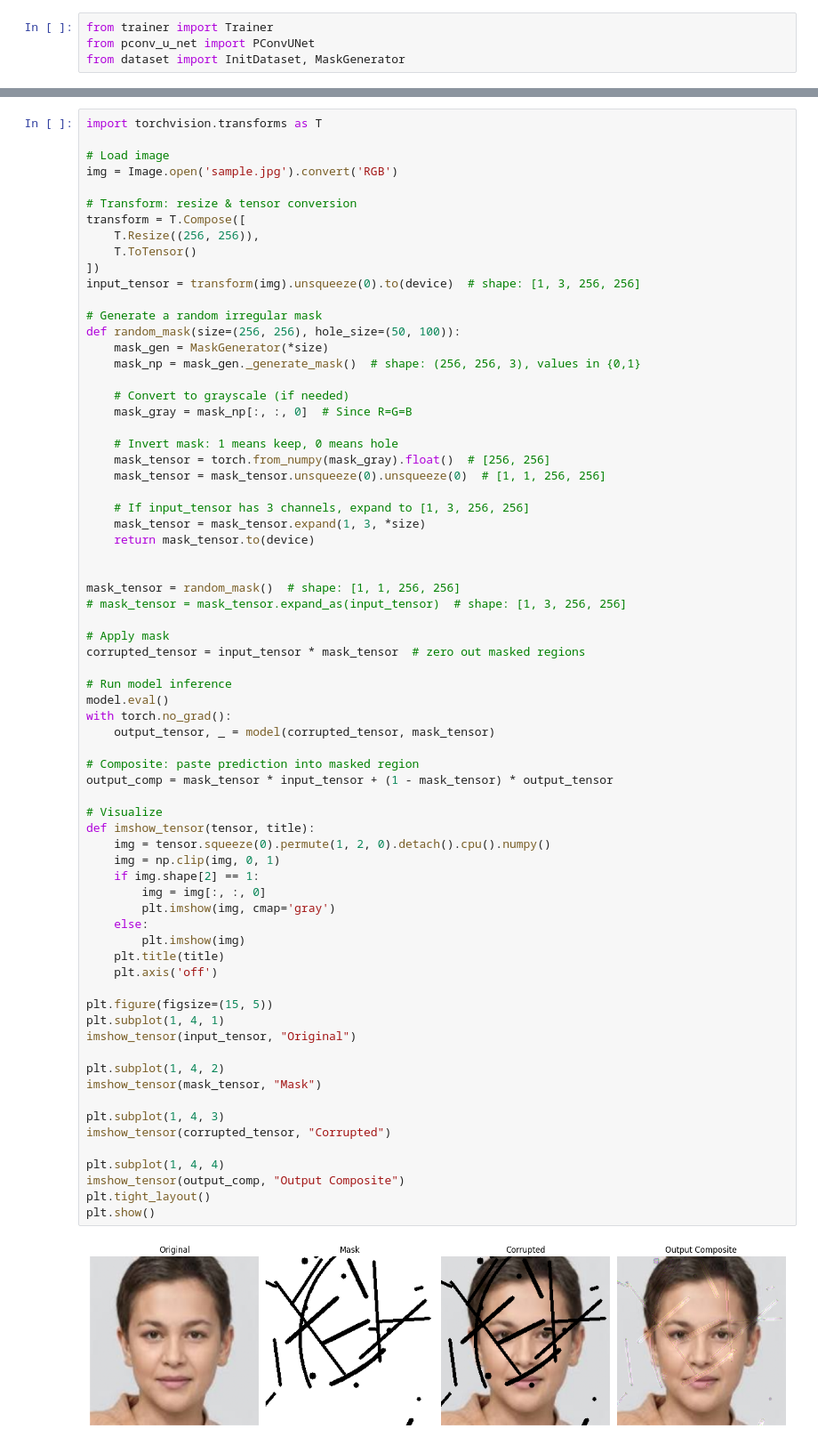
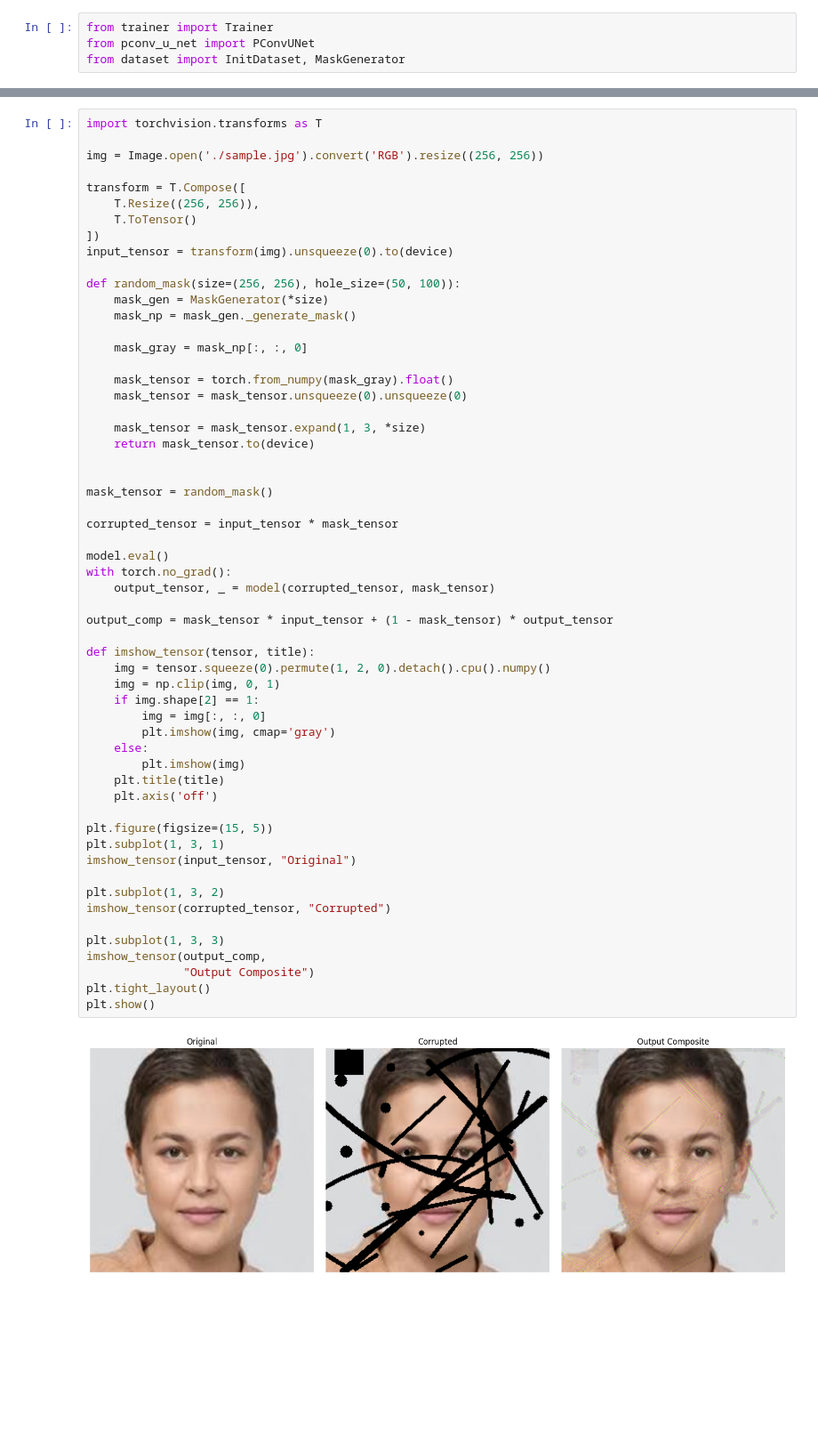
Before and after one commit to gkonethree/Image-Inpainting, a Jupyter notebook: main.ipynb, the cells around one changed output, grey strips where cells are left out. Shown at 89% size. Drawn from its saved outputs; the diff is of its cells as text; blank space fills up the shorter version.

```diff
--- a/main.ipynb
+++ b/main.ipynb
@@ -187,72 +134,59 @@ except FileNotFoundError:
 # %%
 import torchvision.transforms as T
 
-# Load image
-img = Image.open('sample.jpg').convert('RGB')
+img = Image.open('./sample.jpg').convert('RGB').resize((256, 256))
 
-# Transform: resize & tensor conversion
 transform = T.Compose([
     T.Resize((256, 256)),
     T.ToTensor()
 ])
-input_tensor = transform(img).unsqueeze(0).to(device)  # shape: [1, 3, 256, 256]
+input_tensor = transform(img).unsqueeze(0).to(device)
 
-# Generate a random irregular mask
 def random_mask(size=(256, 256), hole_size=(50, 100)):
     mask_gen = MaskGenerator(*size)
-    mask_np = mask_gen._generate_mask()  # shape: (256, 256, 3), values in {0,1}
+    mask_np = mask_gen._generate_mask()
 
-    # Convert to grayscale (if needed)
-    mask_gray = mask_np[:, :, 0]  # Since R=G=B
+    mask_gray = mask_np[:, :, 0]
 
-    # Invert mask: 1 means keep, 0 means hole
-    mask_tensor = torch.from_numpy(mask_gray).float()  # [256, 256]
-    mask_tensor = mask_tensor.unsqueeze(0).unsqueeze(0)  # [1, 1, 256, 256]
+    mask_tensor = torch.from_numpy(mask_gray).float()
+    mask_tensor = mask_tensor.unsqueeze(0).unsqueeze(0)
 
-    # If input_tensor has 3 channels, expand to [1, 3, 256, 256]
     mask_tensor = mask_tensor.expand(1, 3, *size)
     return mask_tensor.to(device)
 
 
-mask_tensor = random_mask()  # shape: [1, 1, 256, 256]
-# mask_tensor = mask_tensor.expand_as(input_tensor)  # shape: [1, 3, 256, 256]
+mask_tensor = random_mask()
 
-# Apply mask
-corrupted_tensor = input_tensor * mask_tensor  # zero out masked regions
+corrupted_tensor = input_tensor * mask_tensor
 
-# Run model inference
 model.eval()
 with torch.no_grad():
     output_tensor, _ = model(corrupted_tensor, mask_tensor)
 
-# Composite: paste prediction into masked region
 output_comp = mask_tensor * input_tensor + (1 - mask_tensor) * output_tensor
 
-# Visualize
 def imshow_tensor(tensor, title):
     img = tensor.squeeze(0).permute(1, 2, 0).detach().cpu().numpy()
     img = np.clip(img, 0, 1)
     if img.shape[2] == 1:
         img = img[:, :, 0]
         plt.imshow(img, cmap='gray')
     else:
         plt.imshow(img)
     plt.title(title)
     plt.axis('off')
 
 plt.figure(figsize=(15, 5))
-plt.subplot(1, 4, 1)
+plt.subplot(1, 3, 1)
 imshow_tensor(input_tensor, "Original")
 
-plt.subplot(1, 4, 2)
-imshow_tensor(mask_tensor, "Mask")
-
-plt.subplot(1, 4, 3)
+plt.subplot(1, 3, 2)
 imshow_tensor(corrupted_tensor, "Corrupted")
 
-plt.subplot(1, 4, 4)
-imshow_tensor(output_comp, "Output Composite")
+plt.subplot(1, 3, 3)
+imshow_tensor(output_comp,
+              "Output Composite")
 plt.tight_layout()
 plt.show()
 # %% [output]
-[figure, old version]
+[figure, new version]
```
Also changed, not shown: parts of 17 cells of this notebook, 8 other files.
